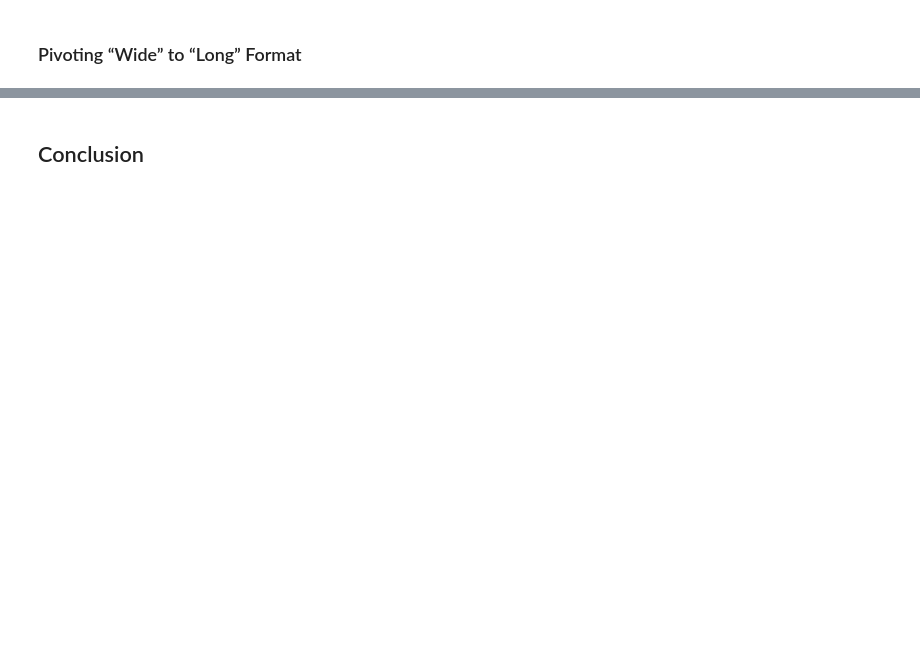
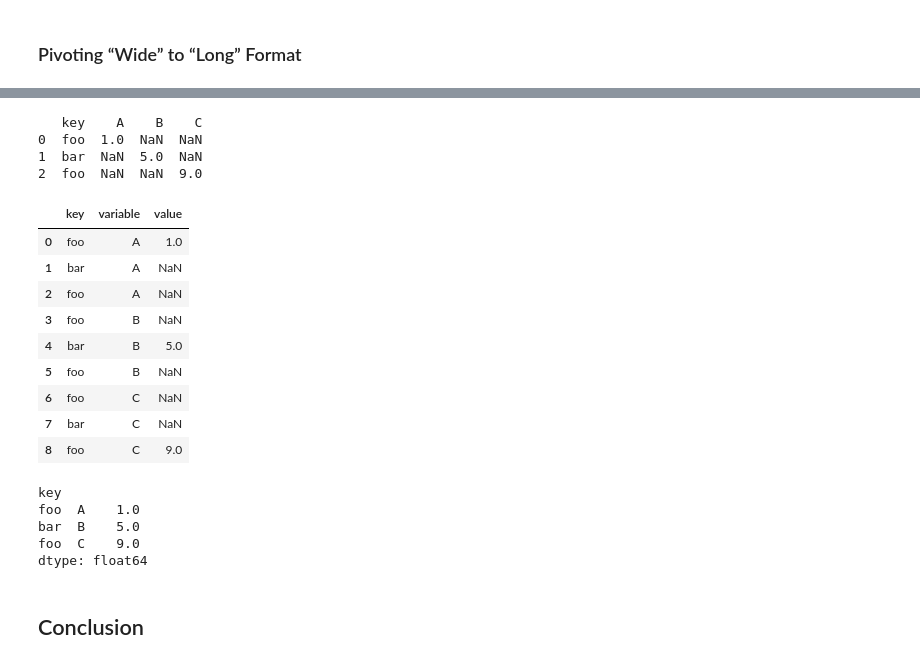
Before and after one commit to chan-prk/pydata-book, a Jupyter notebook: ch08.ipynb, the cells around one changed output, grey strips where cells are left out. Cells and saved outputs as stored; diff of their text form; code cells hidden in the pictures; blank space fills up the shorter version.

```diff
--- a/ch08.ipynb
+++ b/ch08.ipynb
@@ -1262,2 +1527,35 @@ pd.melt(df, value_vars=['key', 'A', 'B'])
+# %%
+#ลองเอง # ถ้ามี NaN จะเป็นอย่างไร
+df_3 = pd.DataFrame({'key': ['foo', 'bar', 'foo'],
+                   'A': [1, np.nan, np.nan],
+                   'B': [np.nan, 5, np.nan],
+                   'C': [np.nan, np.nan, 9]})
+print(df_3)
+
+pd.melt(df_3, 'key')
+# %% [output]
+   key    A    B    C
+0  foo  1.0  NaN  NaN
+1  bar  NaN  5.0  NaN
+2  foo  NaN  NaN  9.0
+|  | key | variable | value |
+| 0 | foo | A | 1.0 |
+| 1 | bar | A | NaN |
+| 2 | foo | A | NaN |
+| 3 | foo | B | NaN |
+| 4 | bar | B | 5.0 |
+| 5 | foo | B | NaN |
+| 6 | foo | C | NaN |
+| 7 | bar | C | NaN |
+| 8 | foo | C | 9.0 |
+# %%
+#ลองเอง ต่อจากข้างบน
+df_3.set_index(['key']).stack()
+# %% [output]
+key
+foo  A    1.0
+bar  B    5.0
+foo  C    9.0
+dtype: float64
 # %% [markdown]
 ## Conclusion
```
Also changed, not shown: parts of 24 cells of this notebook.
